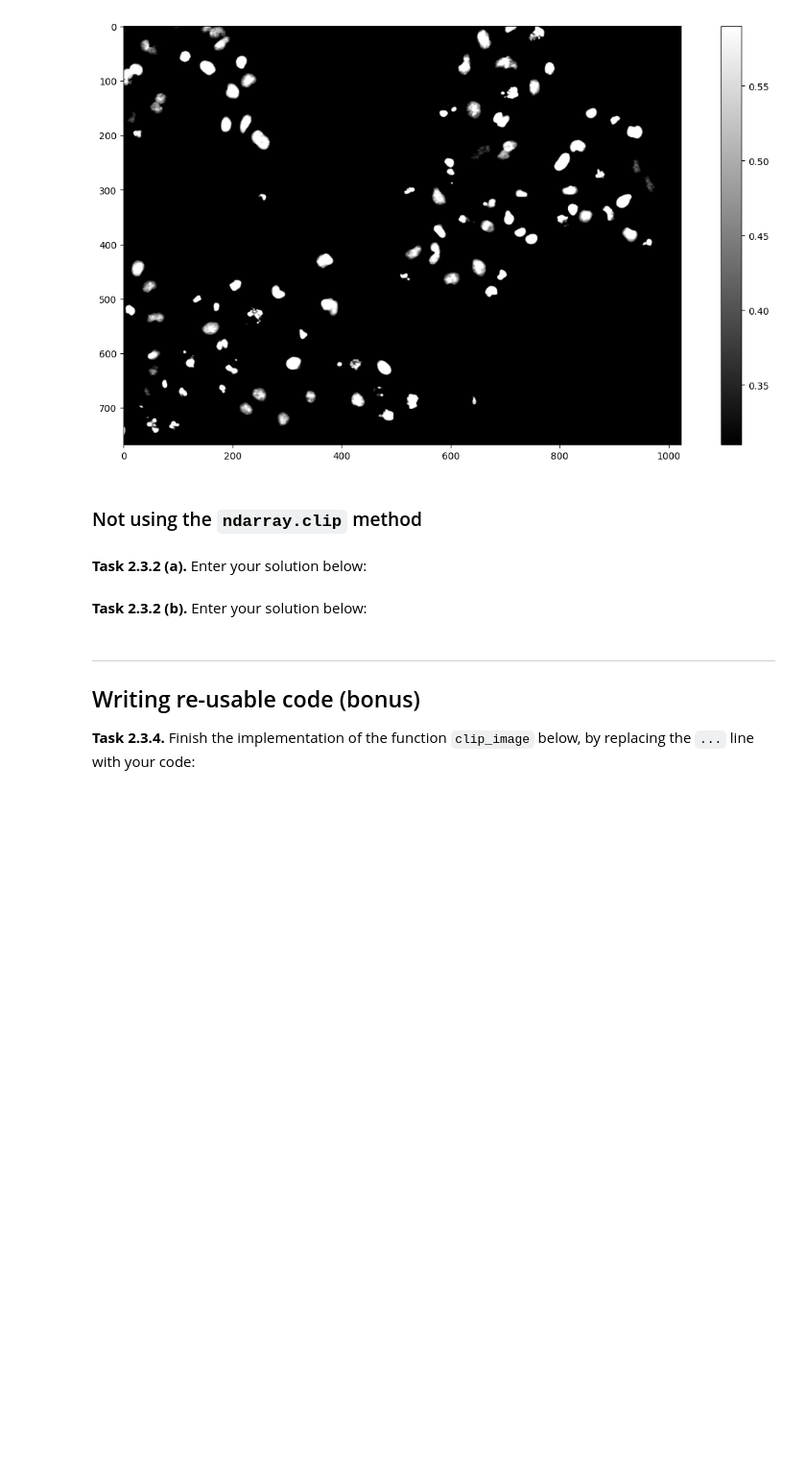
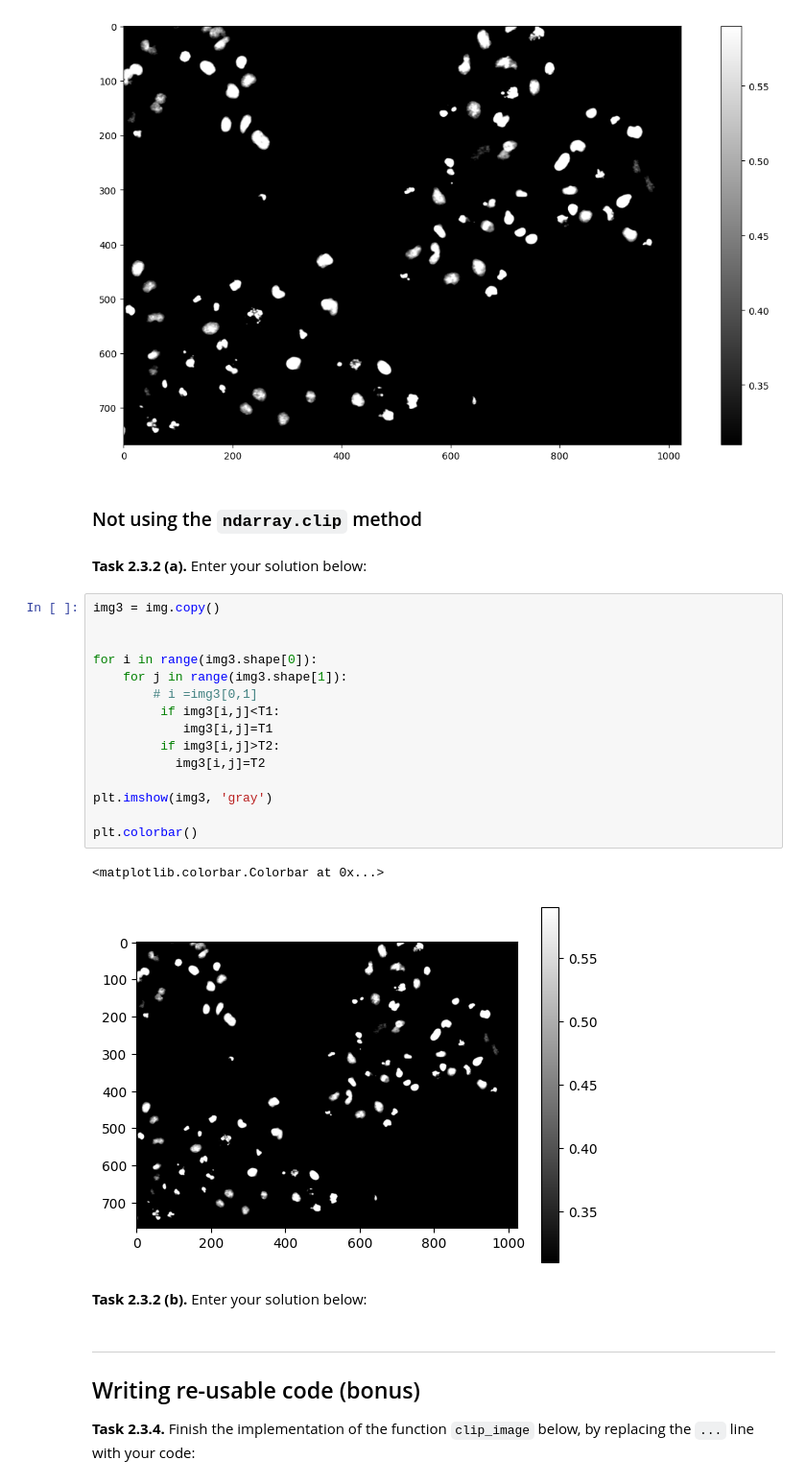
Before and after one commit to mksku-dev/mobi-fs3-python, a Jupyter notebook: task2.ipynb, the cells around one changed output. Shown at 96% size. Cells and saved outputs as stored; diff of their text form; blank space fills up the shorter version.

```diff
--- a/task2.ipynb
+++ b/task2.ipynb
@@ -73,6 +73,24 @@ plt.colorbar()
 ### Not using the `ndarray.clip` method
 # %% [markdown]
 **<a id="#">Task 2.3.2 (a).</a>** Enter your solution below:
+# %%
+img3 = img.copy()
+
+
+for i in range(img3.shape[0]):
+    for j in range(img3.shape[1]):
+        # i =img3[0,1]
+         if img3[i,j]<T1:
+            img3[i,j]=T1
+         if img3[i,j]>T2:
+           img3[i,j]=T2
+
+plt.imshow(img3, 'gray')
+
+plt.colorbar()
+# %% [output]
+<matplotlib.colorbar.Colorbar at 0x...>
+[figure, added]
 # %% [markdown]
 **<a id="#">Task 2.3.2 (b).</a>** Enter your solution below:
 # %% [markdown]
```
